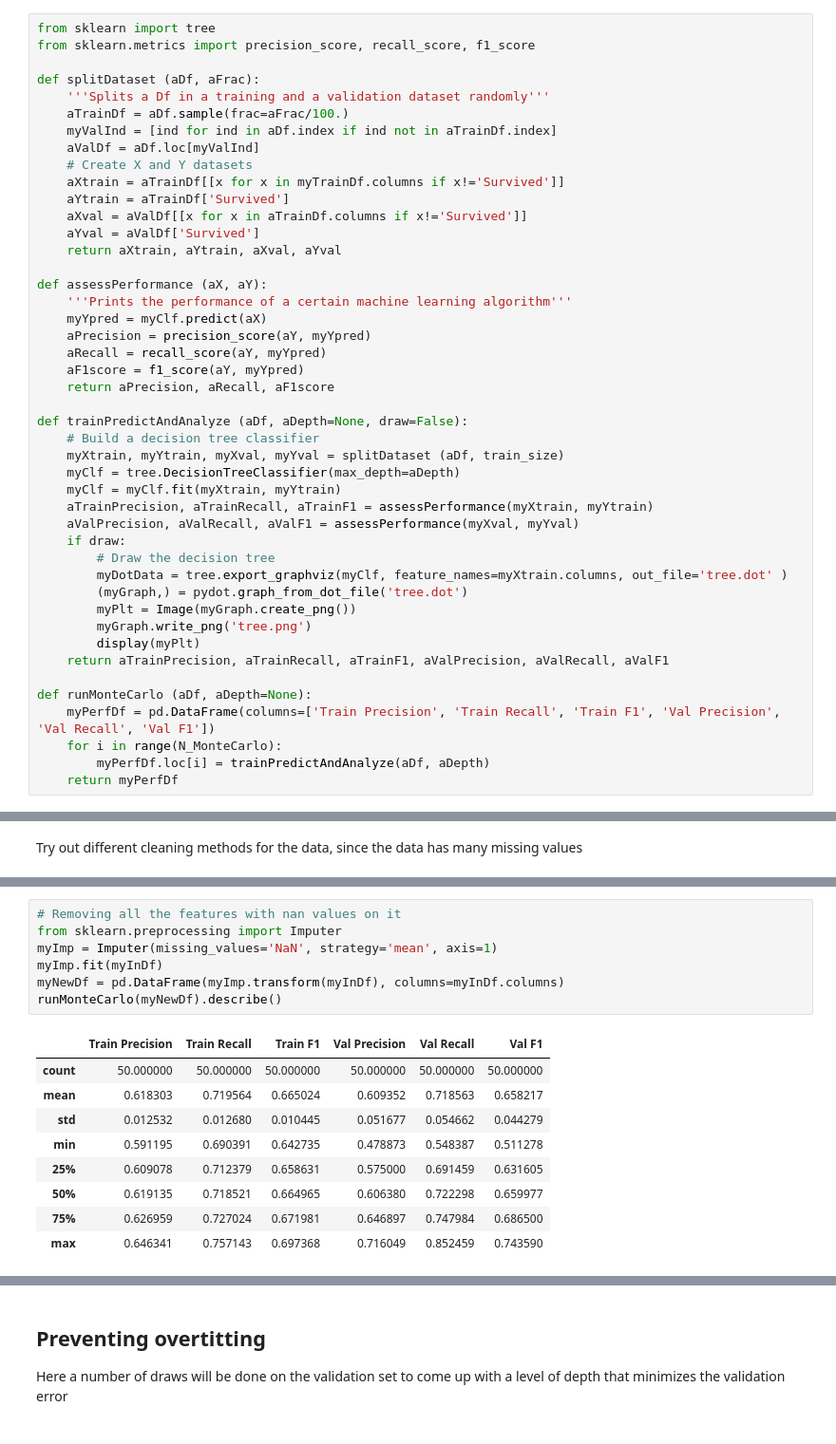
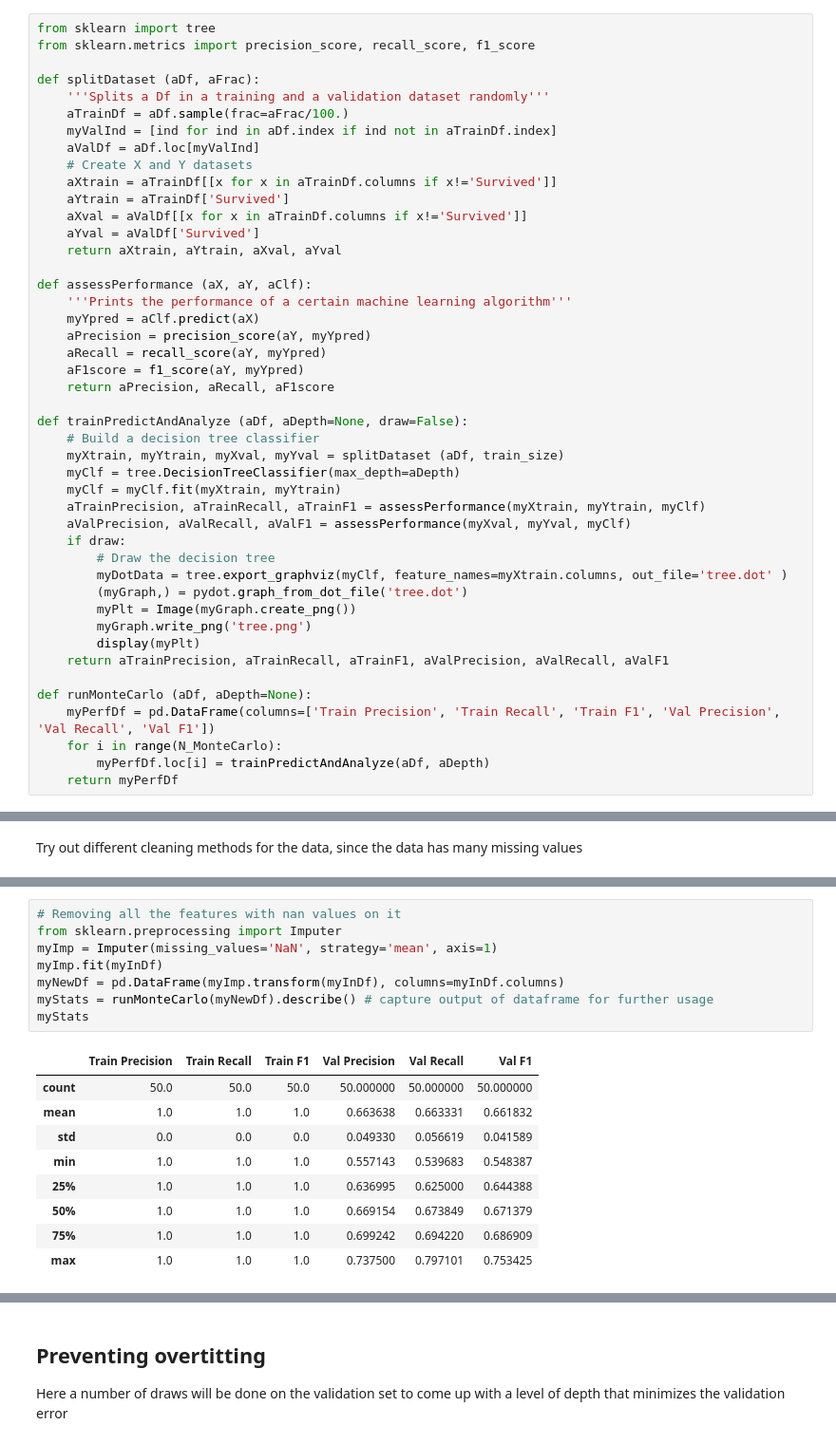
Before and after one commit to drublackberry/fantastic_demos, a Jupyter notebook: Titanic/Titanic.ipynb, the cells around one changed output, grey strips where cells are left out. Shown: that part at 95% size. Cells and saved outputs as stored; diff of their text form.

```diff
--- a/Titanic/Titanic.ipynb
+++ b/Titanic/Titanic.ipynb
@@ -78,15 +118,15 @@ def splitDataset (aDf, aFrac):
     myValInd = [ind for ind in aDf.index if ind not in aTrainDf.index]
     aValDf = aDf.loc[myValInd]
     # Create X and Y datasets
-    aXtrain = aTrainDf[[x for x in myTrainDf.columns if x!='Survived']]
+    aXtrain = aTrainDf[[x for x in aTrainDf.columns if x!='Survived']]
     aYtrain = aTrainDf['Survived']
     aXval = aValDf[[x for x in aTrainDf.columns if x!='Survived']]
     aYval = aValDf['Survived']
     return aXtrain, aYtrain, aXval, aYval
 
-def assessPerformance (aX, aY):
+def assessPerformance (aX, aY, aClf):
     '''Prints the performance of a certain machine learning algorithm'''
-    myYpred = myClf.predict(aX)
+    myYpred = aClf.predict(aX)
     aPrecision = precision_score(aY, myYpred)
     aRecall = recall_score(aY, myYpred)
     aF1score = f1_score(aY, myYpred)
@@ -97,8 +137,8 @@ def trainPredictAndAnalyze (aDf, aDepth=None, draw=False):
     myXtrain, myYtrain, myXval, myYval = splitDataset (aDf, train_size)
     myClf = tree.DecisionTreeClassifier(max_depth=aDepth)
     myClf = myClf.fit(myXtrain, myYtrain)
-    aTrainPrecision, aTrainRecall, aTrainF1 = assessPerformance(myXtrain, myYtrain)
-    aValPrecision, aValRecall, aValF1 = assessPerformance(myXval, myYval)
+    aTrainPrecision, aTrainRecall, aTrainF1 = assessPerformance(myXtrain, myYtrain, myClf)
+    aValPrecision, aValRecall, aValF1 = assessPerformance(myXval, myYval, myClf)
     if draw:
         # Draw the decision tree
         myDotData = tree.export_graphviz(myClf, feature_names=myXtrain.columns, out_file='tree.dot' )
@@ -150,17 +164,18 @@ runMonteCarlo(myInDf.replace(np.nan, -1)).describe()
 # %%
 # Removing all the features with nan values on it
 from sklearn.preprocessing import Imputer
 myImp = Imputer(missing_values='NaN', strategy='mean', axis=1)
 myImp.fit(myInDf)
 myNewDf = pd.DataFrame(myImp.transform(myInDf), columns=myInDf.columns)
-runMonteCarlo(myNewDf).describe()
+myStats = runMonteCarlo(myNewDf).describe() # capture output of dataframe for further usage
+myStats
 # %% [output]
 |  | Train Precision | Train Recall | Train F1 | Val Precision | Val Recall | Val F1 |
-| count | 50.000000 | 50.000000 | 50.000000 | 50.000000 | 50.000000 | 50.000000 |
-| mean | 0.618303 | 0.719564 | 0.665024 | 0.609352 | 0.718563 | 0.658217 |
-| std | 0.012532 | 0.012680 | 0.010445 | 0.051677 | 0.054662 | 0.044279 |
-| min | 0.591195 | 0.690391 | 0.642735 | 0.478873 | 0.548387 | 0.511278 |
-| 25% | 0.609078 | 0.712379 | 0.658631 | 0.575000 | 0.691459 | 0.631605 |
-| 50% | 0.619135 | 0.718521 | 0.664965 | 0.606380 | 0.722298 | 0.659977 |
-| 75% | 0.626959 | 0.727024 | 0.671981 | 0.646897 | 0.747984 | 0.686500 |
-| max | 0.646341 | 0.757143 | 0.697368 | 0.716049 | 0.852459 | 0.743590 |
+| count | 50.0 | 50.0 | 50.0 | 50.000000 | 50.000000 | 50.000000 |
+| mean | 1.0 | 1.0 | 1.0 | 0.663638 | 0.663331 | 0.661832 |
+| std | 0.0 | 0.0 | 0.0 | 0.049330 | 0.056619 | 0.041589 |
+| min | 1.0 | 1.0 | 1.0 | 0.557143 | 0.539683 | 0.548387 |
+| 25% | 1.0 | 1.0 | 1.0 | 0.636995 | 0.625000 | 0.644388 |
+| 50% | 1.0 | 1.0 | 1.0 | 0.669154 | 0.673849 | 0.671379 |
+| 75% | 1.0 | 1.0 | 1.0 | 0.699242 | 0.694220 | 0.686909 |
+| max | 1.0 | 1.0 | 1.0 | 0.737500 | 0.797101 | 0.753425 |
```
Also changed, not shown: parts of 20 cells of this notebook.
